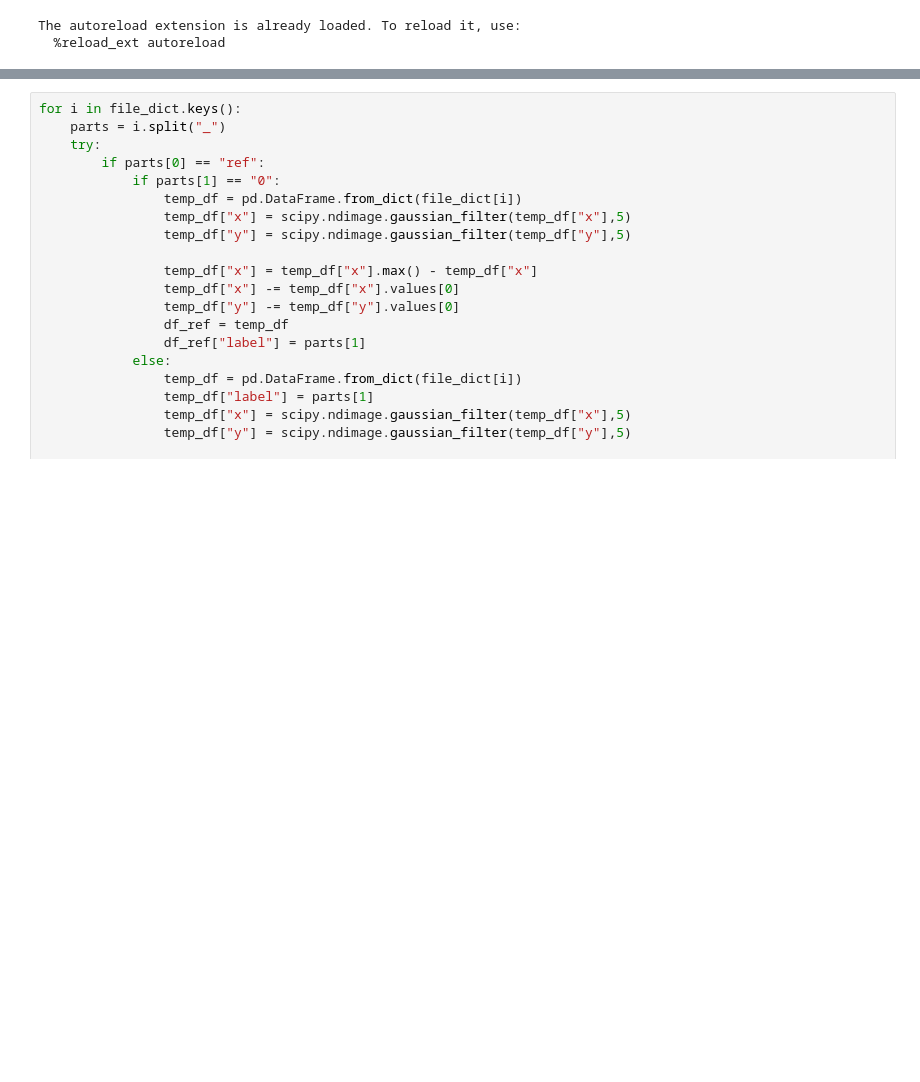
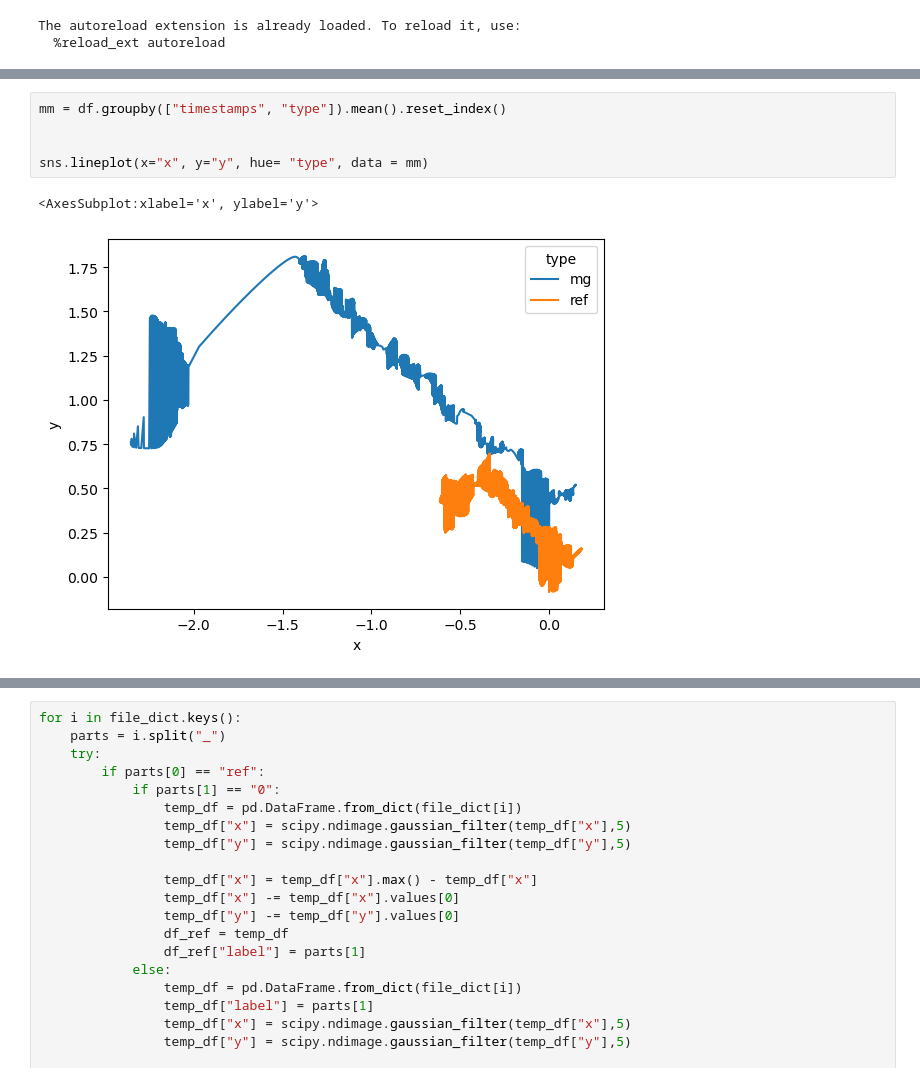
Before and after one commit to ArttuD/MicrorheologyProto, a Jupyter notebook: Notebook.ipynb, the cells around one changed output, grey strips where cells are left out. Drawn from its saved outputs; the diff is of its cells as text; blank space fills up the shorter version.

```diff
--- a/Notebook.ipynb
+++ b/Notebook.ipynb
@@ -227,0 +282,8 @@ analysis.process_single(path_2, path_1, True, 0)
+# %%
+mm = df.groupby(["timestamps", "type"]).mean().reset_index()
+
+
+sns.lineplot(x="x", y="y", hue= "type", data = mm)
+# %% [output]
+<AxesSubplot:xlabel='x', ylabel='y'>
+[figure, added]
```
Also changed, not shown: parts of 10 cells of this notebook, 1 other file.
